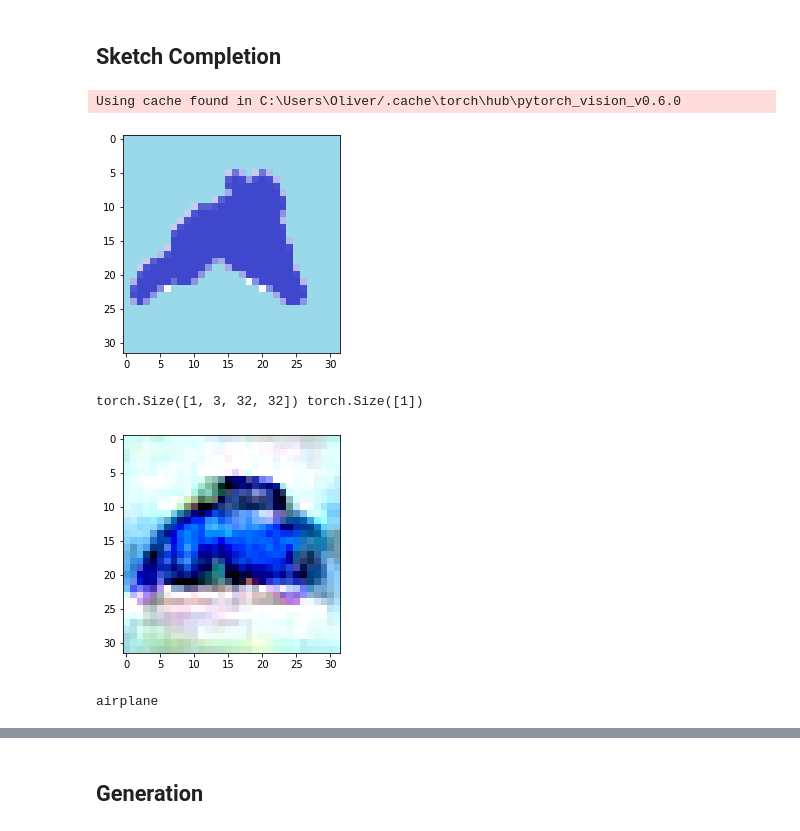
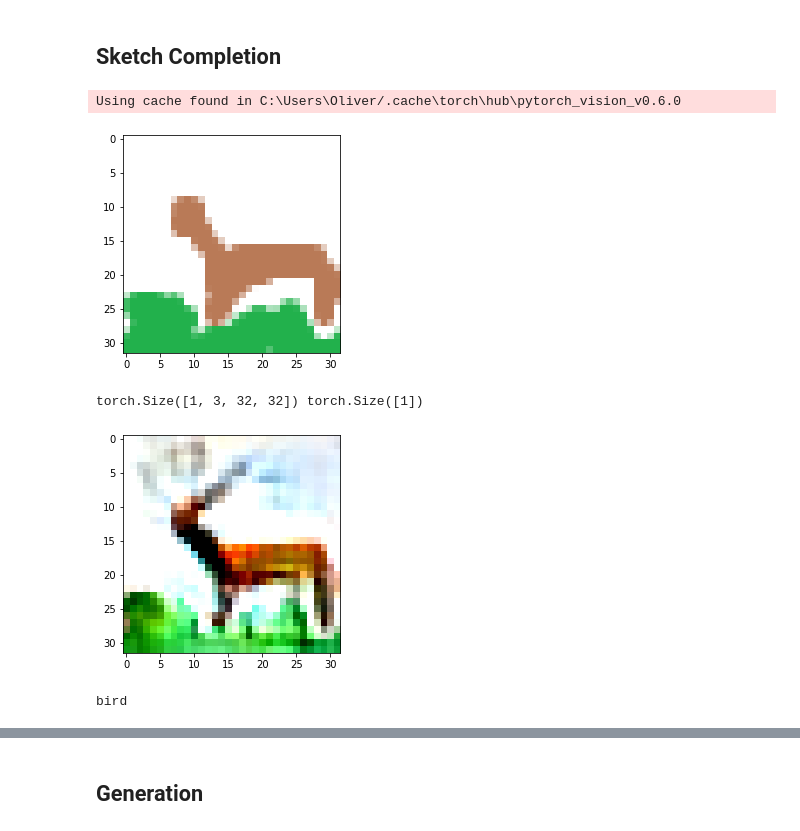
Before and after one commit to Blimeo/nmep-proj, a Jupyter notebook: main.ipynb, the cells around one changed output, grey strips where cells are left out. Drawn from its saved outputs; the diff is of its cells as text; code cells hidden in the pictures.

Commit message:
trying new model

```diff
--- a/main.ipynb
+++ b/main.ipynb
@@ -99,30 +100,32 @@ frog
 # %%
 import imageio
 from torchvision.utils import save_image
 model = ResNet('18').to(device)
-model.load_state_dict(torch.load('models/resnet18_l2eps=50/95'))
+model.load_state_dict(torch.load('models/resnet18_l2eps=70/115'))
+# model.load_state_dict(torch.load('model'))
+
 model.eval()
-image = torch.Tensor(imageio.imread('sketch2.png')).permute(2, 0, 1).to(device) / 255.
+image = torch.Tensor(imageio.imread('deer.png')).permute(2, 0, 1).to(device) / 255.
 # print(image.shape)
 plt.imshow(image.permute(1, 2, 0).cpu())
 plt.show()
 label = torch.Tensor([6]).to(device).long()
 # adv = pgd(image.view(1,3,32,32), label, model, stepsize=1, eps=60, steps=80, constraint='l_2')
 # adv = pgd(image.view(1,3,32,32), label, model, stepsize=.015, eps=.6, steps=40, constraint='l_inf')
 # adv = pgd(image.view(1,3,32,32), label, model, stepsize=.03, eps=.1, steps=5, constraint='l_inf')
-eps=3500
+eps=5000
 steps=28
 # adv = fgsm(image.view(1, 3, 32, 32), label, model, eps=0.2)
-adv = pgd_attack(image.view(3,32,32), 1, model, stepsize=2.5 * eps / steps, eps=eps, steps=steps, constraint='l_2')
+adv = pgd_attack(image.view(3,32,32), 4, model, stepsize=2.5 * eps / steps, eps=eps, steps=steps, constraint='l_2')
 plt.imshow(adv.cpu().view(3, 32, 32).permute(1, 2, 0))
 plt.show()
 print(cifar_labels[torch.argmax(model(adv.view(1, 3, 32, 32))).item()])
 upsample = transforms.Compose([transforms.ToPILImage(), transforms.Resize(480, interpolation=2), transforms.ToTensor()])
 
 torchvision.utils.save_image(upsample(adv.cpu()), 'saved.png')
 # %% [output]
 Using cache found in C:\Users\Oliver/.cache\torch\hub\pytorch_vision_v0.6.0
-[figure, old version]
+[figure, new version]
 torch.Size([1, 3, 32, 32]) torch.Size([1])
-[figure, old version]
+[figure, new version]
-airplane
+bird
```
Also changed, not shown: parts of 7 cells of this notebook, 7 other files.
